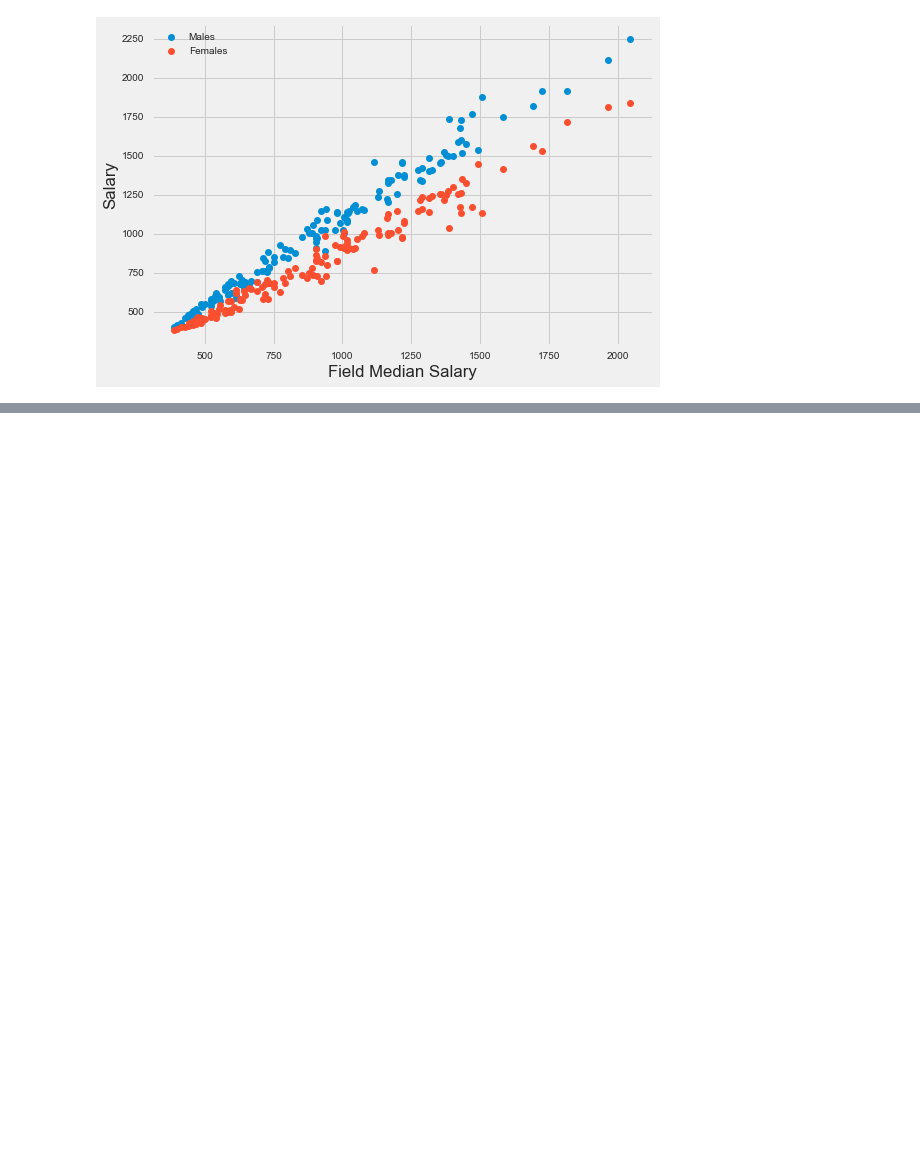
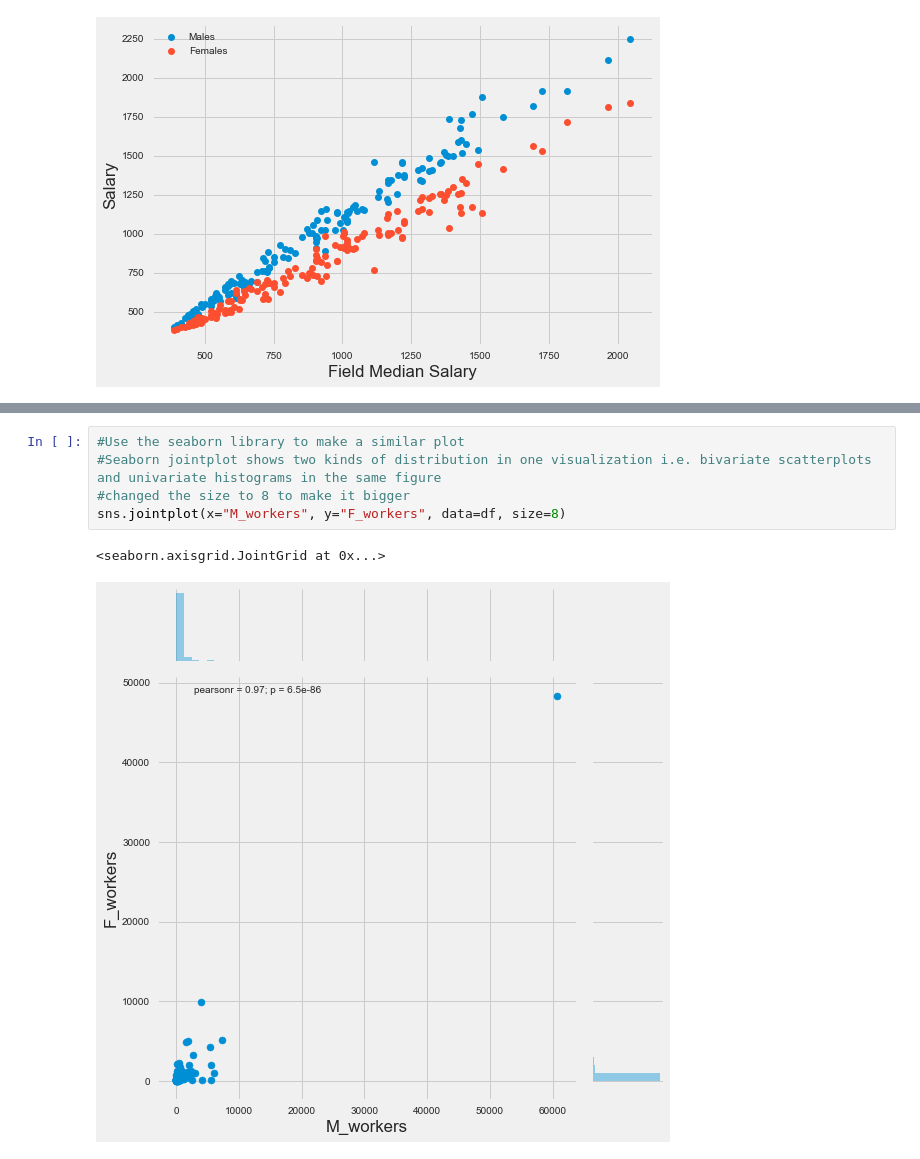
Before and after one commit to oddinigwe/us_income_gap, a Jupyter notebook: US INCOME GAP.ipynb, the cells around one changed output, grey strips where cells are left out. Saved outputs shown, nothing was run; the diff lists cells and outputs as text; blank space fills up the shorter version.

```diff
--- a/US INCOME GAP.ipynb
+++ b/US INCOME GAP.ipynb
@@ -87,0 +89,8 @@ SyntaxError: positional argument follows keyword argument (<ipython-input-11-700
+# %%
+#Use the seaborn library to make a similar plot
+#Seaborn jointplot shows two kinds of distribution in one visualization i.e. bivariate scatterplots and univariate histograms in the same figure
+#changed the size to 8 to make it bigger
+sns.jointplot(x="M_workers", y="F_workers", data=df, size=8)
+# %% [output]
+<seaborn.axisgrid.JointGrid at 0x...>
+[figure, added]
```
Also changed, not shown: parts of 2 cells of this notebook.
